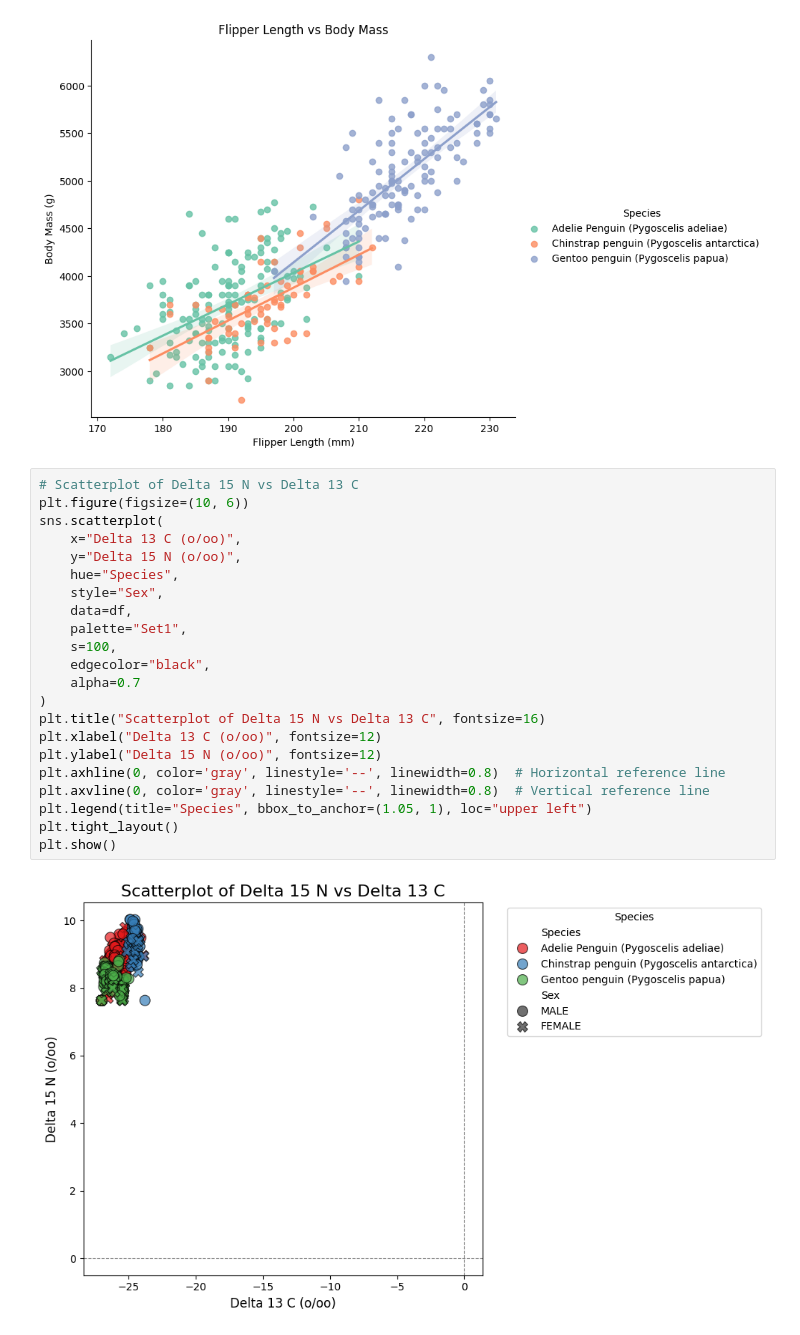
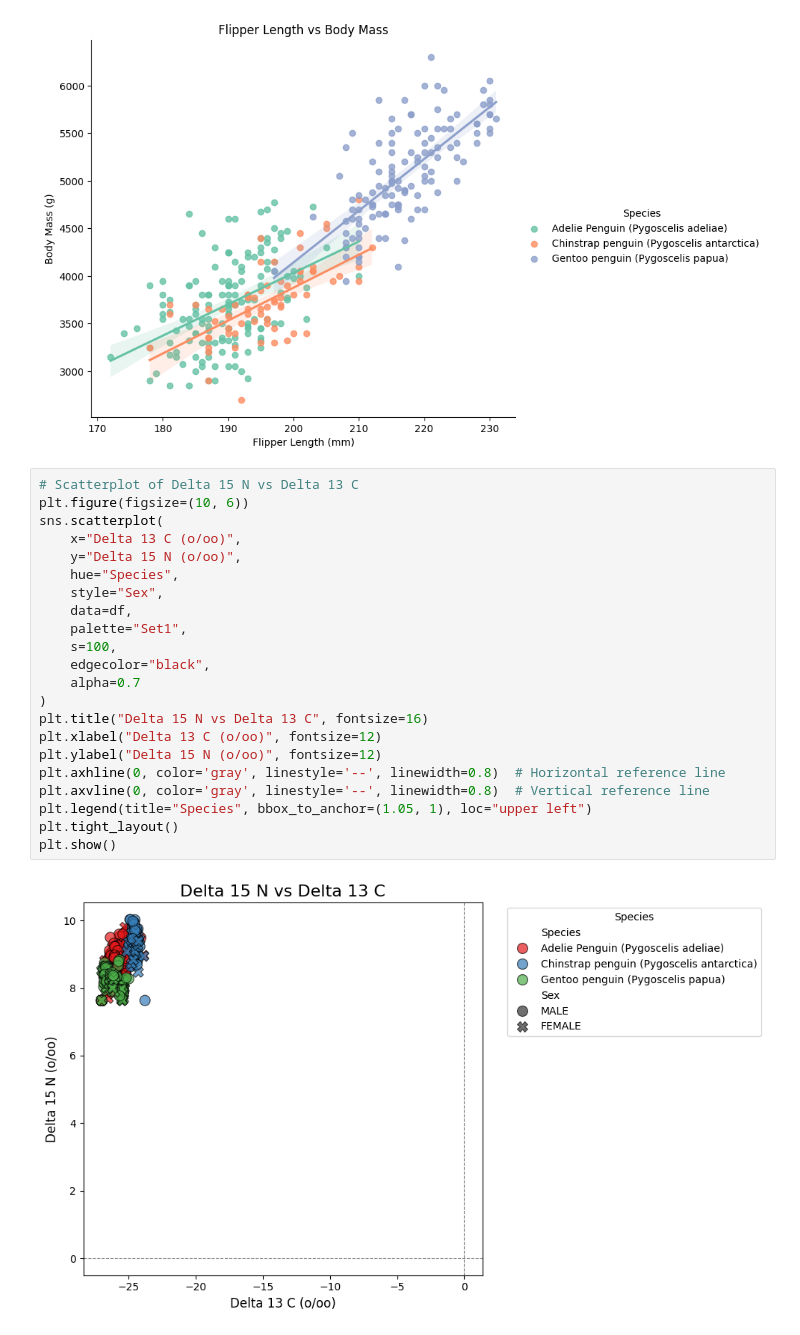
Before and after one commit to G-Bielokozowicz/Palmer-Archipelage-Penguins-Analysis, a Jupyter notebook: main.ipynb, the cells around one changed output. Drawn from its saved outputs; the diff is of its cells as text.

Commit message:
Small fix: changed title of scatterplot

```diff
--- a/main.ipynb
+++ b/main.ipynb
@@ -529,24 +529,24 @@ plt.show()
 # %%
 # Scatterplot of Delta 15 N vs Delta 13 C
 plt.figure(figsize=(10, 6))
 sns.scatterplot(
     x="Delta 13 C (o/oo)",
     y="Delta 15 N (o/oo)",
     hue="Species",
     style="Sex",
     data=df,
     palette="Set1",
     s=100,
     edgecolor="black",
     alpha=0.7
 )
-plt.title("Scatterplot of Delta 15 N vs Delta 13 C", fontsize=16)
+plt.title("Delta 15 N vs Delta 13 C", fontsize=16)
 plt.xlabel("Delta 13 C (o/oo)", fontsize=12)
 plt.ylabel("Delta 15 N (o/oo)", fontsize=12)
 plt.axhline(0, color='gray', linestyle='--', linewidth=0.8)  # Horizontal reference line
 plt.axvline(0, color='gray', linestyle='--', linewidth=0.8)  # Vertical reference line
 plt.legend(title="Species", bbox_to_anchor=(1.05, 1), loc="upper left")
 plt.tight_layout()
 plt.show()
 # %% [output]
-[figure, old version]
+[figure, new version]
```
